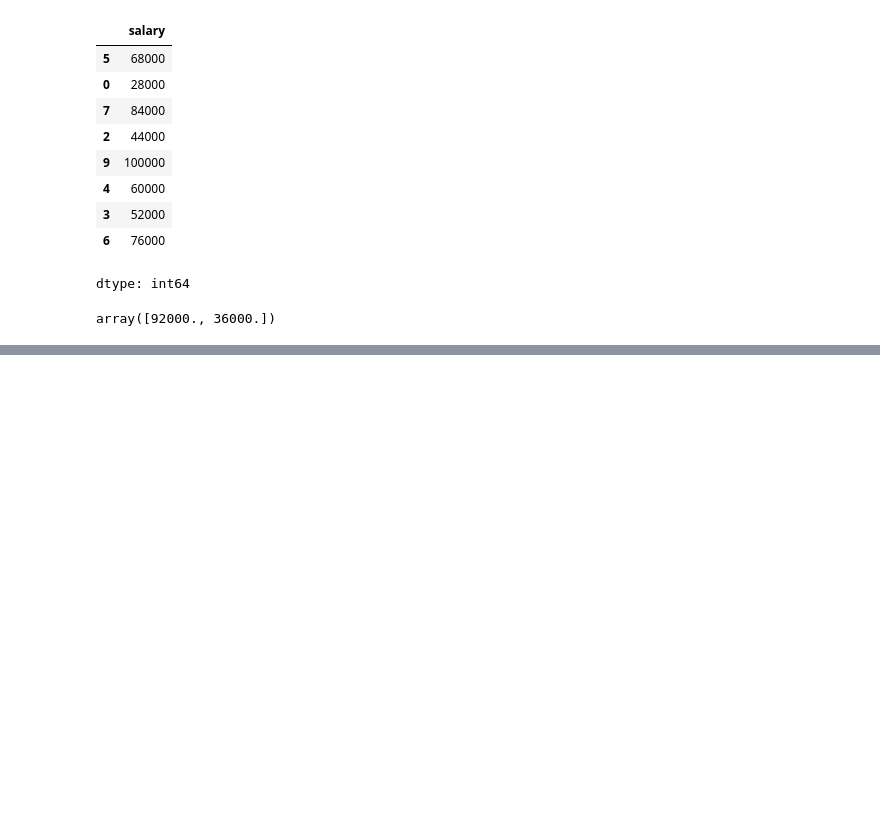
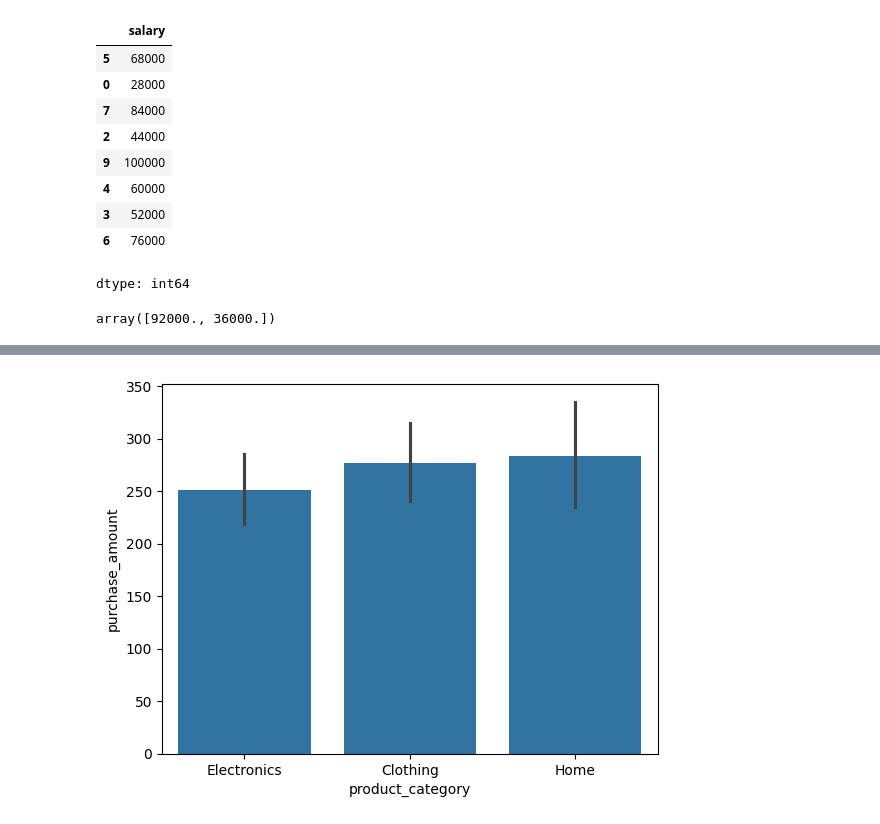
Before and after one commit to sarwathasan72-svg/Masai_IIT_AIML, a Jupyter notebook: Practice.ipynb, the cells around one changed output, grey strips where cells are left out. Cells and saved outputs as stored; diff of their text form; code cells hidden in the pictures; blank space fills up the shorter version.

```diff
--- a/Practice.ipynb
+++ b/Practice.ipynb
@@ -135,0 +286,13 @@ NameError: name 'mea' is not defined
+# %%
+# Create a bar plot showing the average purchase amount by product_category. Then modify it to show the total purchase amount instead.
+
+sns.barplot(
+    data = df,
+    x = "product_category",
+    y = "purchase_amount",
+    estimator = "mean"
+)
+
+plt.show()
+# %% [output]
+[figure, added]
```
Also changed, not shown: parts of 27 cells of this notebook.
